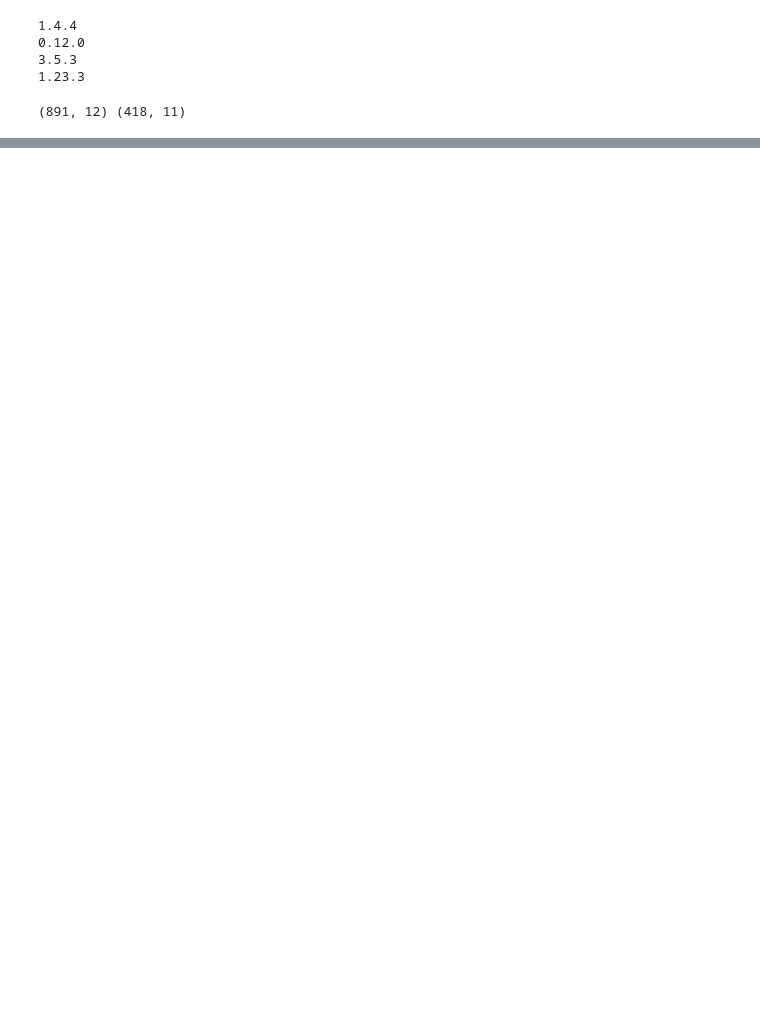
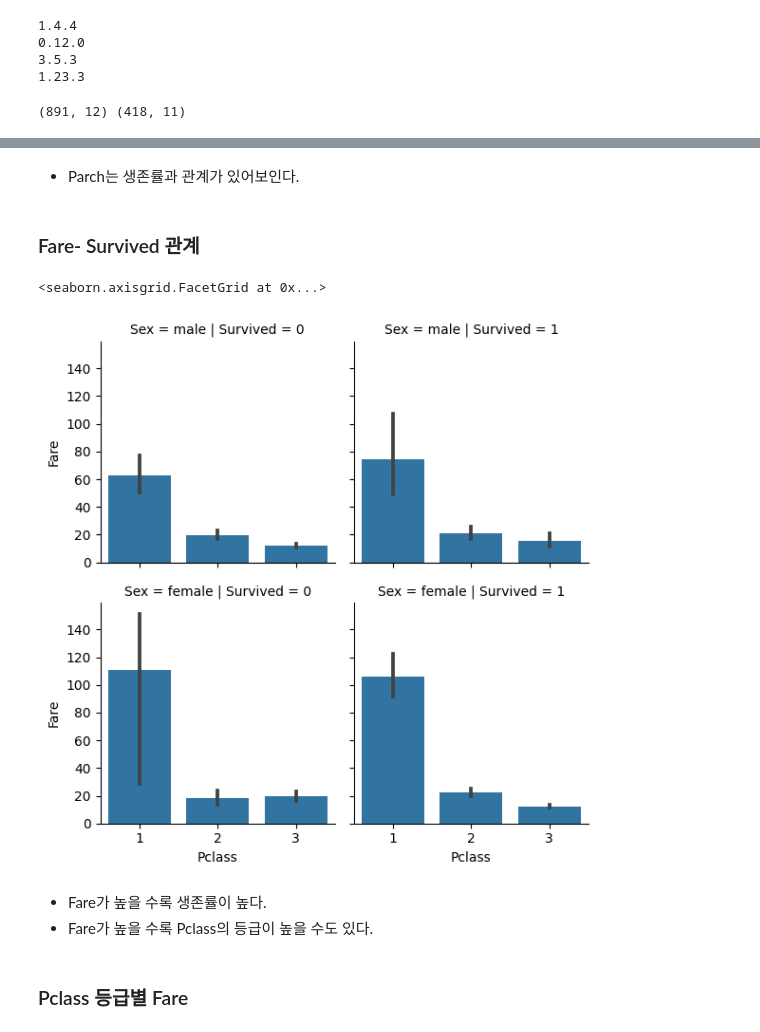
Before and after one commit to LS2life/Preliminary_education, a Jupyter notebook: ML_Visualization/titanic/titanic_practice.ipynb, the cells around one changed output, grey strips where cells are left out. Cells and saved outputs as stored; diff of their text form; code cells hidden in the pictures; blank space fills up the shorter version.

```diff
--- a/ML_Visualization/titanic/titanic_practice.ipynb
+++ b/ML_Visualization/titanic/titanic_practice.ipynb
@@ -99,0 +118,15 @@ train_df[['Pclass','Survived']].groupby(['Survived']).mean()
+# %% [markdown]
+- Parch는 생존률과 관계가 있어보인다.
+# %% [markdown]
+### Fare- Survived 관계
+# %%
+# train_df[['Survived','Fare']].groupby(['Fare']).mean()
+sns.FacetGrid(train_df, row='Sex', col='Survived').map(sns.barplot,'Pclass','Fare')
+# %% [output]
+<seaborn.axisgrid.FacetGrid at 0x...>
+[figure, added]
+# %% [markdown]
+- Fare가 높을 수록 생존률이 높다.
+- Fare가 높을 수록 Pclass의 등급이 높을 수도 있다.
+# %% [markdown]
+### Pclass 등급별 Fare
```
Also changed, not shown: parts of 156 cells of this notebook, 2 other files.
